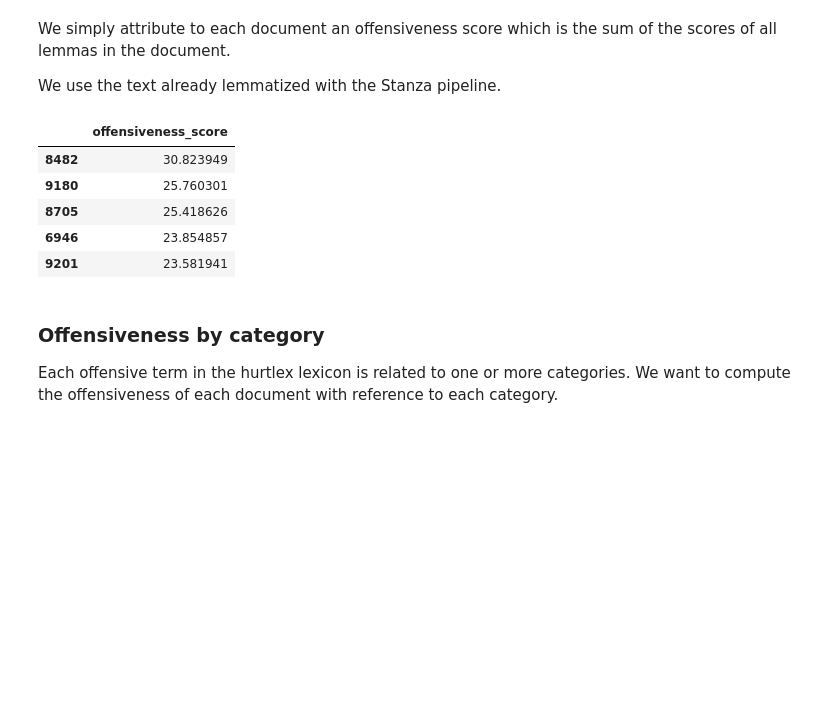
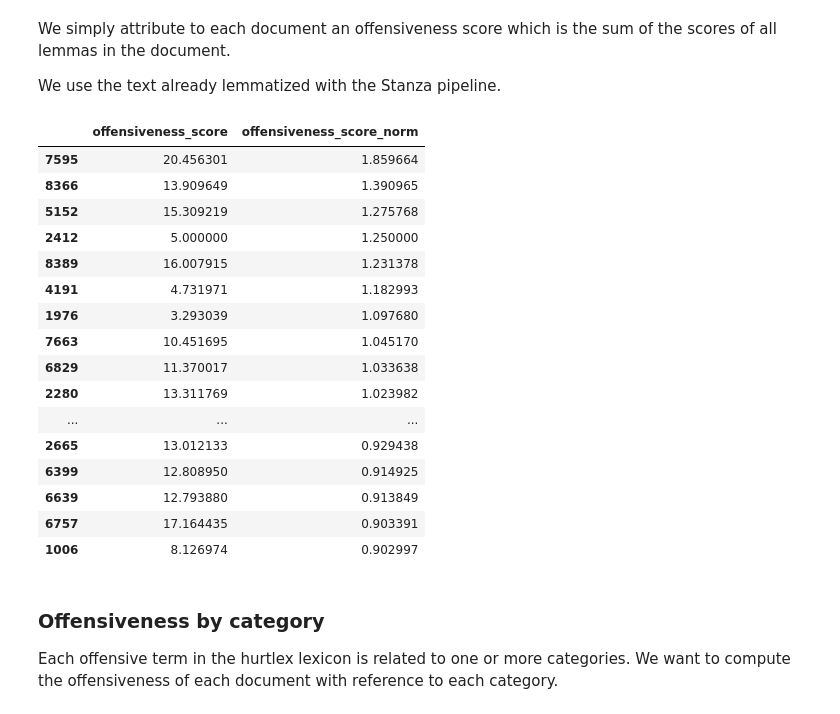
Before and after one commit to g-fabiani4-unipi/txa_project, a Jupyter notebook: src/offensive_words.ipynb, the cells around one changed output. Drawn from its saved outputs; the diff is of its cells as text; code cells hidden in the pictures; blank space fills up the shorter version.

Commit message:
Add offensiveness score normalized by length of document

```diff
--- a/src/offensive_words.ipynb
+++ b/src/offensive_words.ipynb
@@ -85,7 +85,7 @@ def get_offensiveness_score(document):
     score = 0
     for word in document['proc_text'].iter_words():
         score += lexicon_dict.get(word.lemma, (0, None))[0]
-    return score
+    return score, score / document['proc_text'].num_tokens
 # %%
 scores = []
 
@@ -94,15 +94,26 @@ for document in train_set:
 # %%
 import pandas as pd
 
-scores_df = pd.DataFrame(scores, index=[doc['id'] for doc in train_set], columns=['offensiveness_score'])
-scores_df.sort_values('offensiveness_score', ascending=False).head()
+scores_df = pd.DataFrame(scores, index=[doc['id'] for doc in train_set], columns=['offensiveness_score', 'offensiveness_score_norm'])
+scores_df.sort_values('offensiveness_score_norm', ascending=False).head(20)
 # %% [output]
-|  | offensiveness_score |
-| 8482 | 30.823949 |
-| 9180 | 25.760301 |
-| 8705 | 25.418626 |
-| 6946 | 23.854857 |
-| 9201 | 23.581941 |
+|  | offensiveness_score | offensiveness_score_norm |
+| 7595 | 20.456301 | 1.859664 |
+| 8366 | 13.909649 | 1.390965 |
+| 5152 | 15.309219 | 1.275768 |
+| 2412 | 5.000000 | 1.250000 |
+| 8389 | 16.007915 | 1.231378 |
+| 4191 | 4.731971 | 1.182993 |
+| 1976 | 3.293039 | 1.097680 |
+| 7663 | 10.451695 | 1.045170 |
+| 6829 | 11.370017 | 1.033638 |
+| 2280 | 13.311769 | 1.023982 |
+| ... | ... | ... |
+| 2665 | 13.012133 | 0.929438 |
+| 6399 | 12.808950 | 0.914925 |
+| 6639 | 12.793880 | 0.913849 |
+| 6757 | 17.164435 | 0.903391 |
+| 1006 | 8.126974 | 0.902997 |
 # %%
 scores_df.to_csv(results_dir / 'offensiveness_train.csv')
 # %% [markdown]
```
Also changed, not shown: parts of 9 cells of this notebook, 1 other file.
